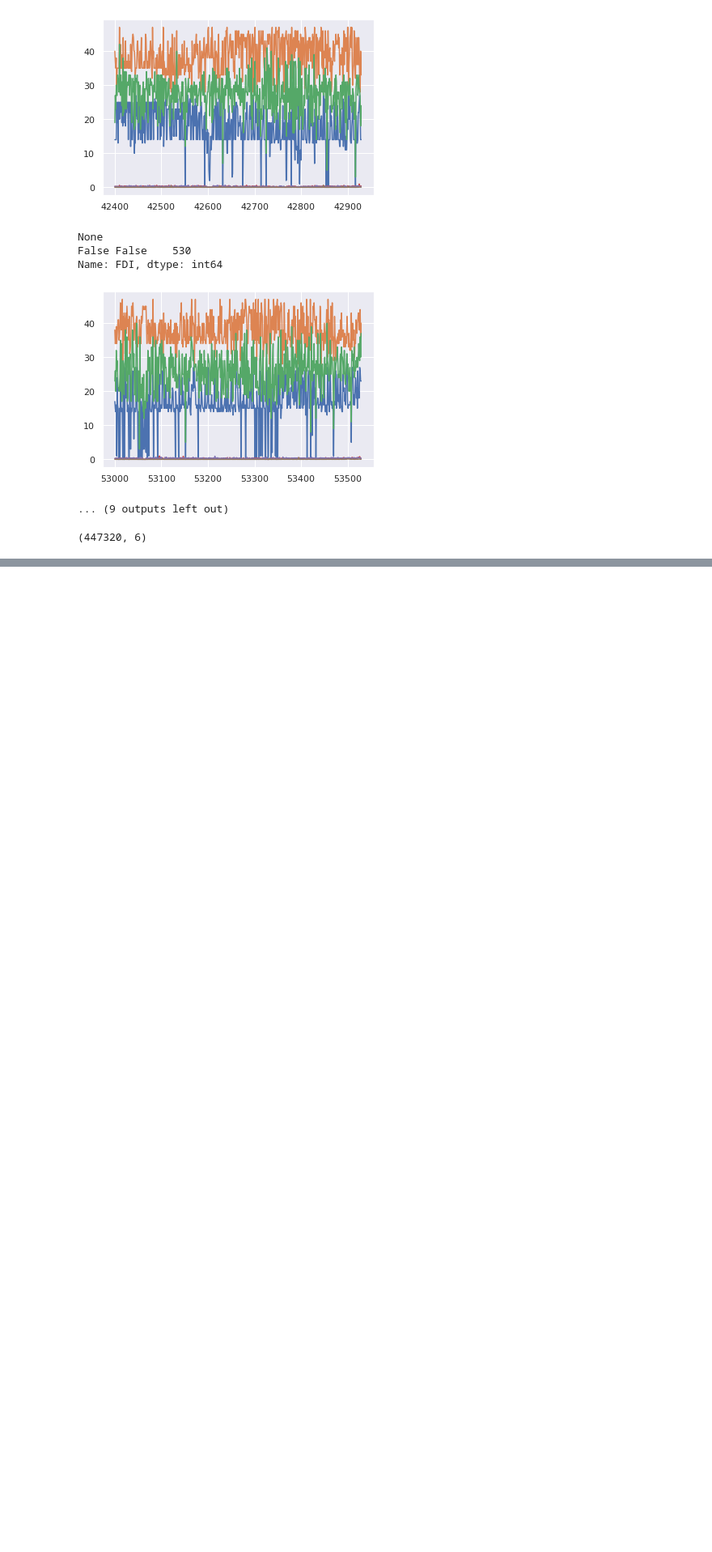
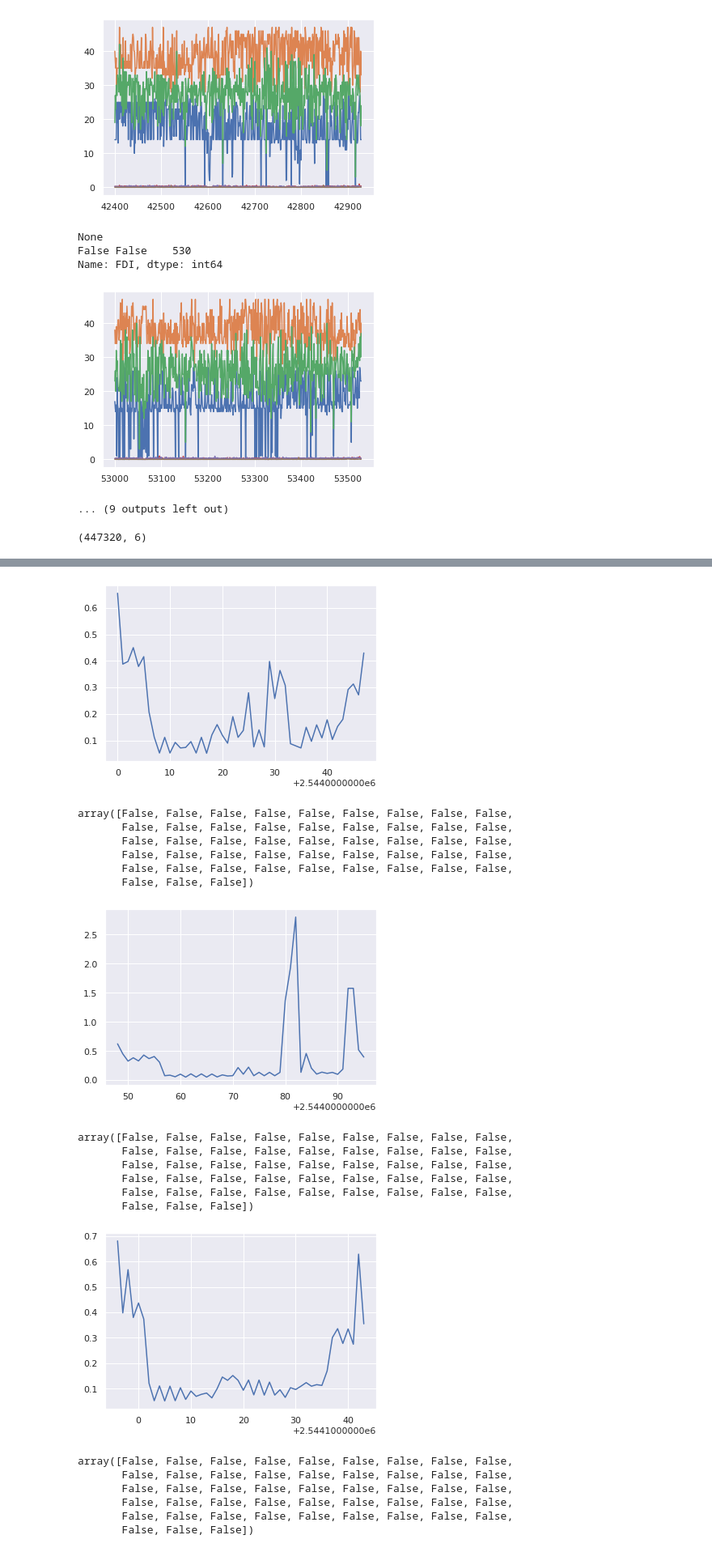
Before and after one commit to BOBO-LU/Non-Technical-Loss, a Jupyter notebook: eda_v_value.ipynb, the cells around one changed output, grey strips where cells are left out. Shown at 81% size. Cells and saved outputs as stored; diff of their text form; code cells hidden in the pictures; blank space fills up the shorter version.

```diff
--- a/eda_v_value.ipynb
+++ b/eda_v_value.ipynb
@@ -5,5 +5,5 @@
 %run module_feature_extraction.ipynb
 %run module_training.ipynb
 # %%
-area0 = pd.read_csv("CSV/smartmeter/smart_meter_0.csv")
-area1 = pd.read_csv("CSV/smartmeter/smart_meter_1.csv")
+area0 = pd.read_csv("CSV/smartmeterhalf/smart_meter_0_1.csv")
+area1 = pd.read_csv("CSV/smartmeterhalf/smart_meter_0_2.csv")
@@ -152,0 +159,28 @@ plt.plot(range(1,6), silhouette_avg)
+# %%
+base = 100*530*48
+for i in range(20):
+    plt.plot(area0['Electricity'][base + i*48: base +(i+1)*48])
+    plt.show()
+    display(area0['FDI'][base + i*48: base +(i+1)*48].to_numpy())
+# %% [output]
+[figure, added]
+array([False, False, False, False, False, False, False, False, False,
+       False, False, False, False, False, False, False, False, False,
+       False, False, False, False, False, False, False, False, False,
+       False, False, False, False, False, False, False, False, False,
+       False, False, False, False, False, False, False, False, False,
+       False, False, False])
+[figure, added]
+array([False, False, False, False, False, False, False, False, False,
+       False, False, False, False, False, False, False, False, False,
+       False, False, False, False, False, False, False, False, False,
+       False, False, False, False, False, False, False, False, False,
+       False, False, False, False, False, False, False, False, False,
+       False, False, False])
+[figure, added]
+array([False, False, False, False, False, False, False, False, False,
+       False, False, False, False, False, False, False, False, False,
+       False, False, False, False, False, False, False, False, False,
+       False, False, False, False, False, False, False, False, False,
+       False, False, False, False, False, False, False, False, False,
+       False, False, False])
```
Also changed, not shown: parts of 17 cells of this notebook, 1 other file.
